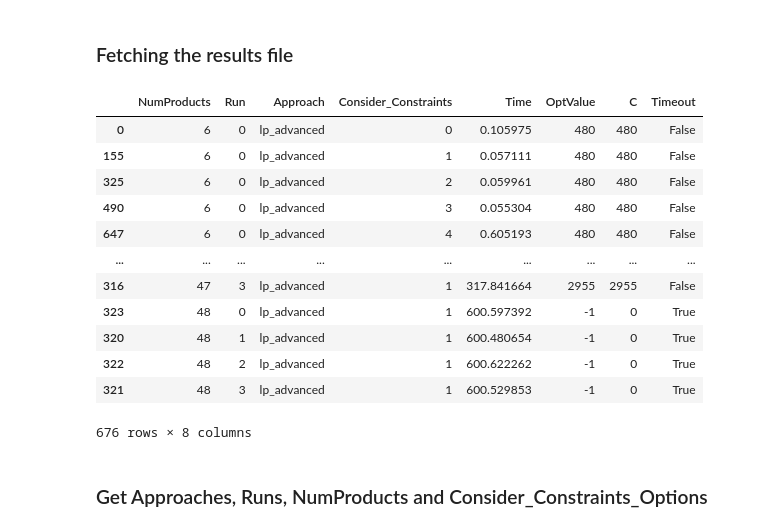
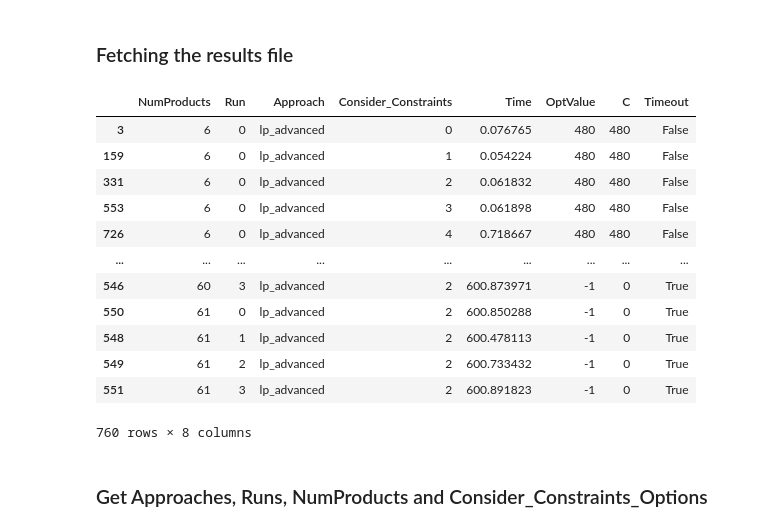
Before and after one commit to dim35216/product-ordering, a Jupyter notebook: src/experiment/visualize.ipynb, the cells around one changed output. Saved outputs shown, nothing was run; the diff lists cells and outputs as text; code cells hidden in the pictures.

```diff
--- a/src/experiment/visualize.ipynb
+++ b/src/experiment/visualize.ipynb
@@ -10,5 +12,7 @@ from constants.constants import RESULTS_FILE, RESULTS_BACKUP_FILE
 # %% [markdown]
 ### Fetching the results file
+# %%
+results_file = os.path.join(EXPERIMENTS_FOLDER, 'results', 'results_lp_advanced_all.csv')
 # %%
 column_names = [
     'NumProducts',
@@ -34,23 +38,23 @@ column_names = [
     'Timeout'
 ]
 # %%
-df = pd.read_csv(RESULTS_FILE, names=column_names)
+df = pd.read_csv(results_file, names=column_names)
 df = df.sort_values(by=['NumProducts', 'Run', 'Approach', 'Consider_Constraints'])
 df[['NumProducts', 'Run', 'Approach', 'Consider_Constraints', 'Time', 'OptValue', 'C', 'Timeout']]
 # %% [output]
 |  | NumProducts | Run | Approach | Consider_Constraints | Time | OptValue | C | Timeout |
-| 0 | 6 | 0 | lp_advanced | 0 | 0.105975 | 480 | 480 | False |
-| 155 | 6 | 0 | lp_advanced | 1 | 0.057111 | 480 | 480 | False |
-| 325 | 6 | 0 | lp_advanced | 2 | 0.059961 | 480 | 480 | False |
-| 490 | 6 | 0 | lp_advanced | 3 | 0.055304 | 480 | 480 | False |
-| 647 | 6 | 0 | lp_advanced | 4 | 0.605193 | 480 | 480 | False |
+| 3 | 6 | 0 | lp_advanced | 0 | 0.076765 | 480 | 480 | False |
+| 159 | 6 | 0 | lp_advanced | 1 | 0.054224 | 480 | 480 | False |
+| 331 | 6 | 0 | lp_advanced | 2 | 0.061832 | 480 | 480 | False |
+| 553 | 6 | 0 | lp_advanced | 3 | 0.061898 | 480 | 480 | False |
+| 726 | 6 | 0 | lp_advanced | 4 | 0.718667 | 480 | 480 | False |
 | ... | ... | ... | ... | ... | ... | ... | ... | ... |
-| 316 | 47 | 3 | lp_advanced | 1 | 317.841664 | 2955 | 2955 | False |
-| 323 | 48 | 0 | lp_advanced | 1 | 600.597392 | -1 | 0 | True |
-| 320 | 48 | 1 | lp_advanced | 1 | 600.480654 | -1 | 0 | True |
-| 322 | 48 | 2 | lp_advanced | 1 | 600.622262 | -1 | 0 | True |
-| 321 | 48 | 3 | lp_advanced | 1 | 600.529853 | -1 | 0 | True |
+| 546 | 60 | 3 | lp_advanced | 2 | 600.873971 | -1 | 0 | True |
+| 550 | 61 | 0 | lp_advanced | 2 | 600.850288 | -1 | 0 | True |
+| 548 | 61 | 1 | lp_advanced | 2 | 600.478113 | -1 | 0 | True |
+| 549 | 61 | 2 | lp_advanced | 2 | 600.733432 | -1 | 0 | True |
+| 551 | 61 | 3 | lp_advanced | 2 | 600.891823 | -1 | 0 | True |
-676 rows × 8 columns
+760 rows × 8 columns
 # %% [markdown]
 ### Get Approaches, Runs, NumProducts and Consider_Constraints_Options
 # %%
```
Also changed, not shown: parts of 6 cells of this notebook, 2 other files.
